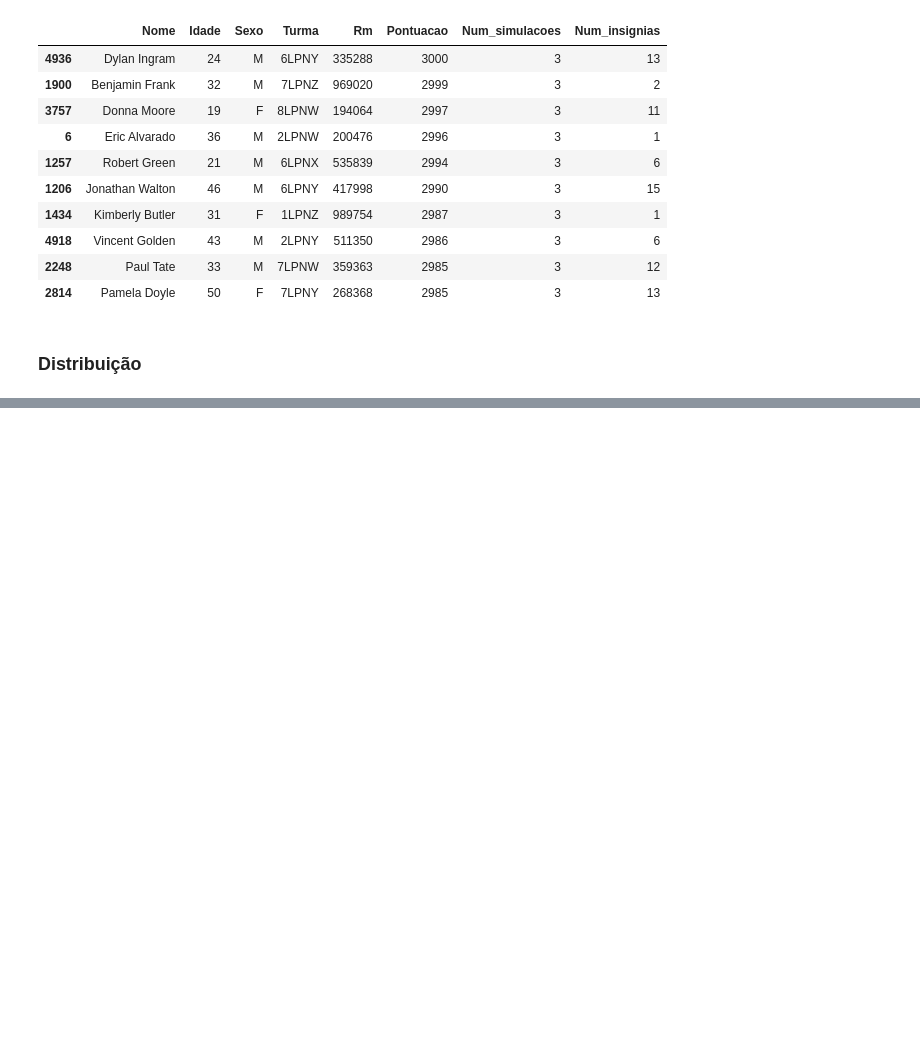
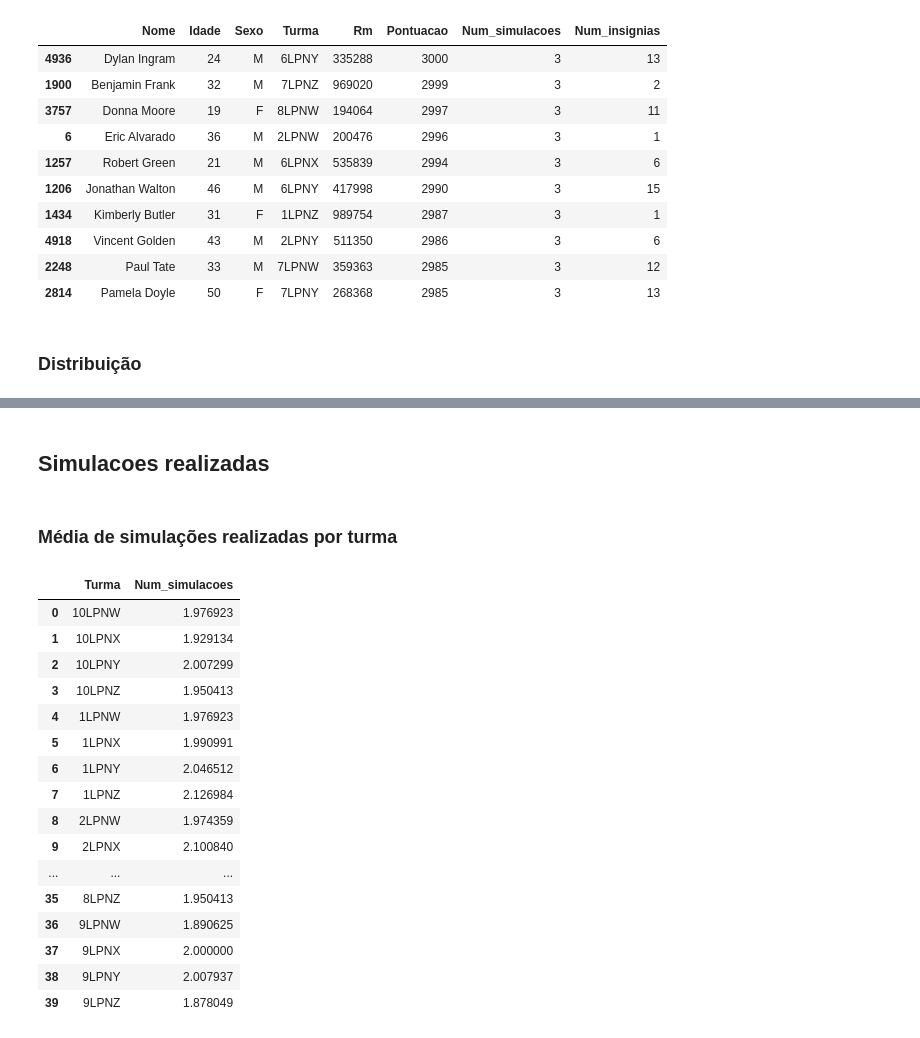
Before and after one commit to daviguerra05/Sprint03_Dynamic_Programming, a Jupyter notebook: Sprint03.ipynb, the cells around one changed output, grey strips where cells are left out. Drawn from its saved outputs; the diff is of its cells as text; code cells hidden in the pictures; blank space fills up the shorter version.

```diff
--- a/Sprint03.ipynb
+++ b/Sprint03.ipynb
@@ -155,0 +158,24 @@ alunos.distribuicao_pontuacao()
+# %% [markdown]
+## Simulacoes realizadas
+# %% [markdown]
+### Média de simulações realizadas por turma
+# %%
+alunos.media_simulacoes_realizadas_por_turma()
+# %% [output]
+|  | Turma | Num_simulacoes |
+| 0 | 10LPNW | 1.976923 |
+| 1 | 10LPNX | 1.929134 |
+| 2 | 10LPNY | 2.007299 |
+| 3 | 10LPNZ | 1.950413 |
+| 4 | 1LPNW | 1.976923 |
+| 5 | 1LPNX | 1.990991 |
+| 6 | 1LPNY | 2.046512 |
+| 7 | 1LPNZ | 2.126984 |
+| 8 | 2LPNW | 1.974359 |
+| 9 | 2LPNX | 2.100840 |
+| ... | ... | ... |
+| 35 | 8LPNZ | 1.950413 |
+| 36 | 9LPNW | 1.890625 |
+| 37 | 9LPNX | 2.000000 |
+| 38 | 9LPNY | 2.007937 |
+| 39 | 9LPNZ | 1.878049 |
```
Also changed, not shown: parts of 28 cells of this notebook, 2 other files.
